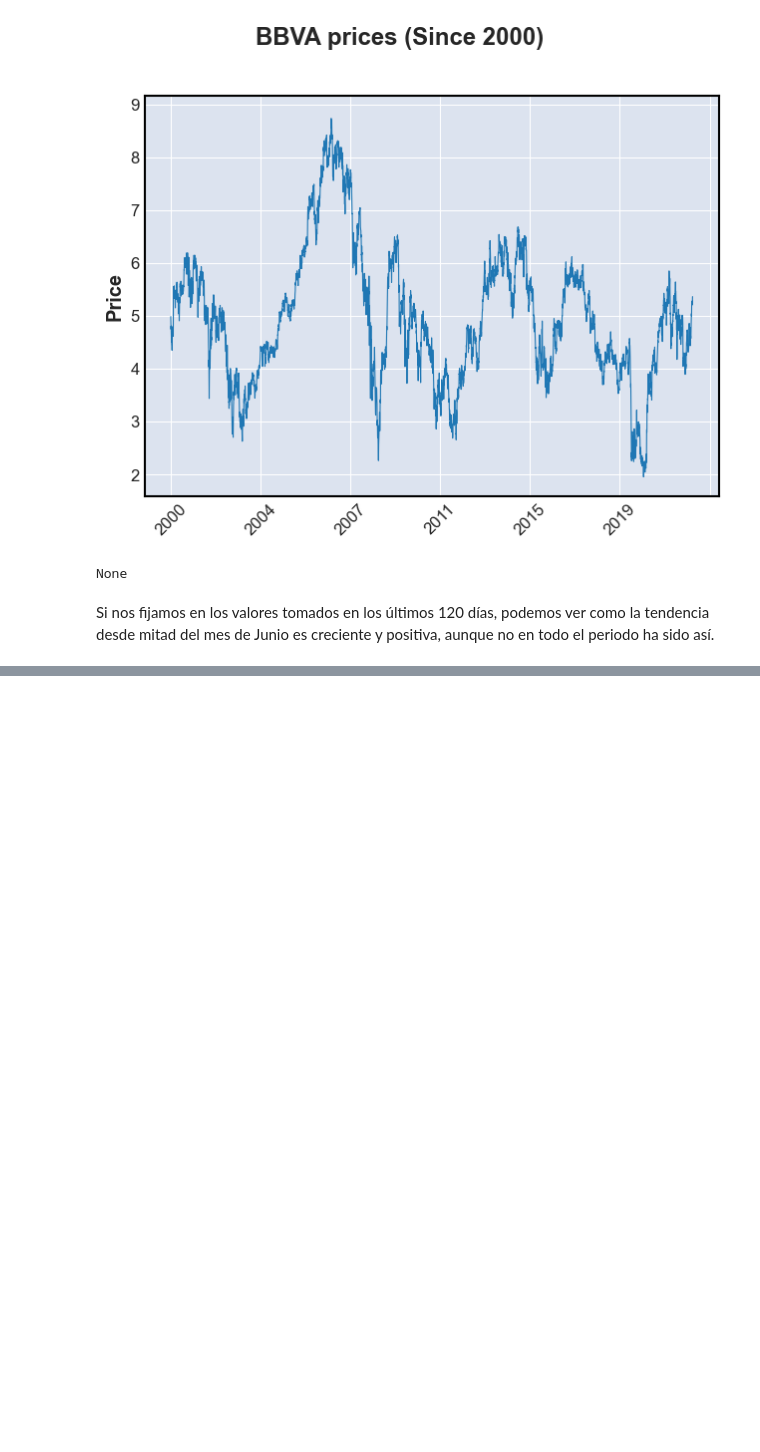
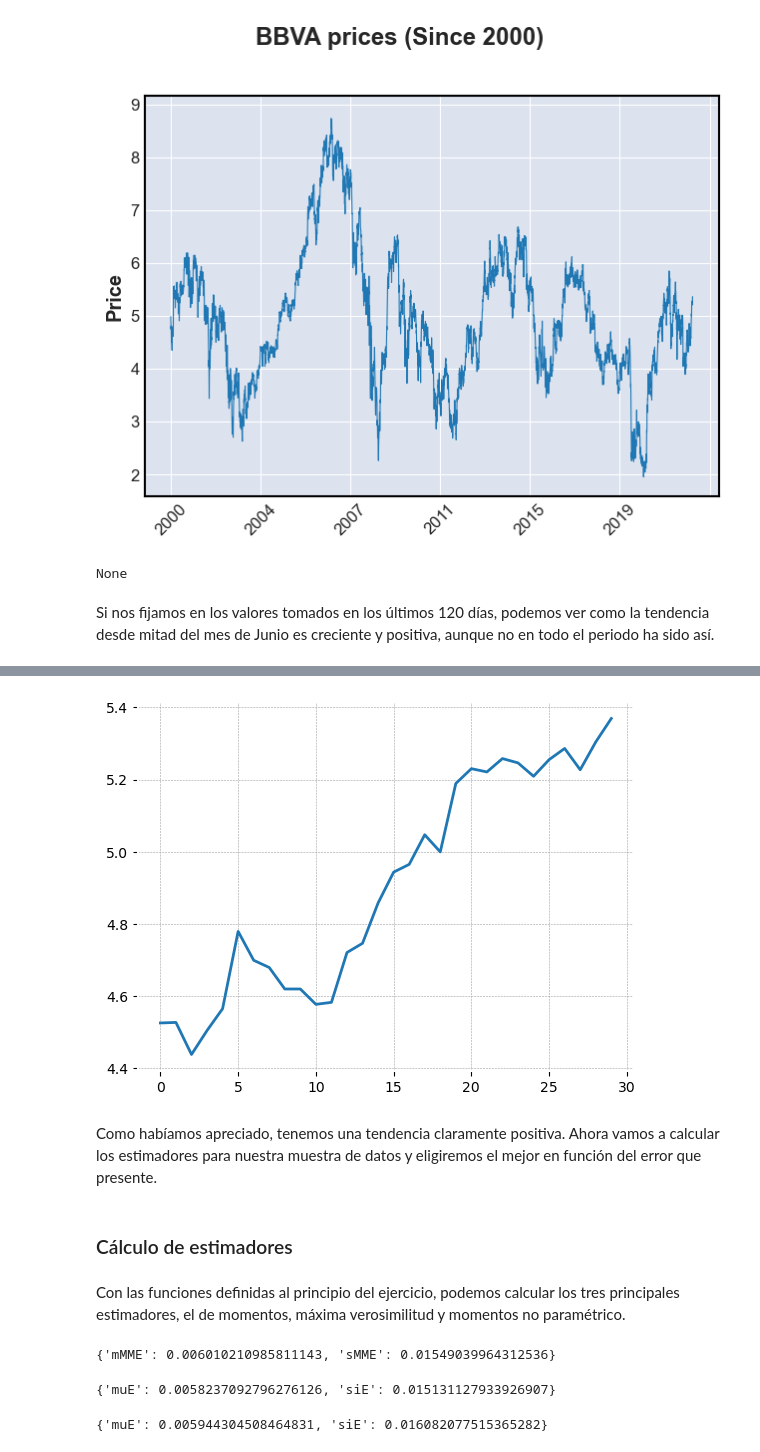
Before and after one commit to bereamanuel/analisisCarteras, a Jupyter notebook: BereaManuel_Actividad2.ipynb, the cells around one changed output, grey strips where cells are left out. Saved outputs shown, nothing was run; the diff lists cells and outputs as text; code cells hidden in the pictures; blank space fills up the shorter version.

```diff
--- a/BereaManuel_Actividad2.ipynb
+++ b/BereaManuel_Actividad2.ipynb
@@ -293,0 +298,25 @@ None
+# %%
+datos = df.iloc[len(df)-30:]["Close"]
+datos.index = range(0,len(datos))
+datos.plot()
+plt.show()
+# %% [output]
+[figure, added]
+# %% [markdown]
+Como habíamos apreciado, tenemos una tendencia claramente positiva. Ahora vamos a calcular los estimadores para nuestra muestra de datos y eligiremos el mejor en función del error que presente.
+# %% [markdown]
+### Cálculo de estimadores
+# %% [markdown]
+Con las funciones definidas al principio del ejercicio, podemos calcular los tres principales estimadores, el de momentos, máxima verosimilitud y momentos no paramétrico.
+# %%
+estimacionMomentos(datos)
+# %% [output]
+{'mMME': 0.006010210985811143, 'sMME': 0.01549039964312536}
+# %%
+estimacionMV(datos)
+# %% [output]
+{'muE': 0.0058237092796276126, 'siE': 0.015131127933926907}
+# %%
+estimacionMNP(datos)
+# %% [output]
+{'muE': 0.005944304508464831, 'siE': 0.016082077515365282}
```
Also changed, not shown: parts of 8 cells of this notebook.
